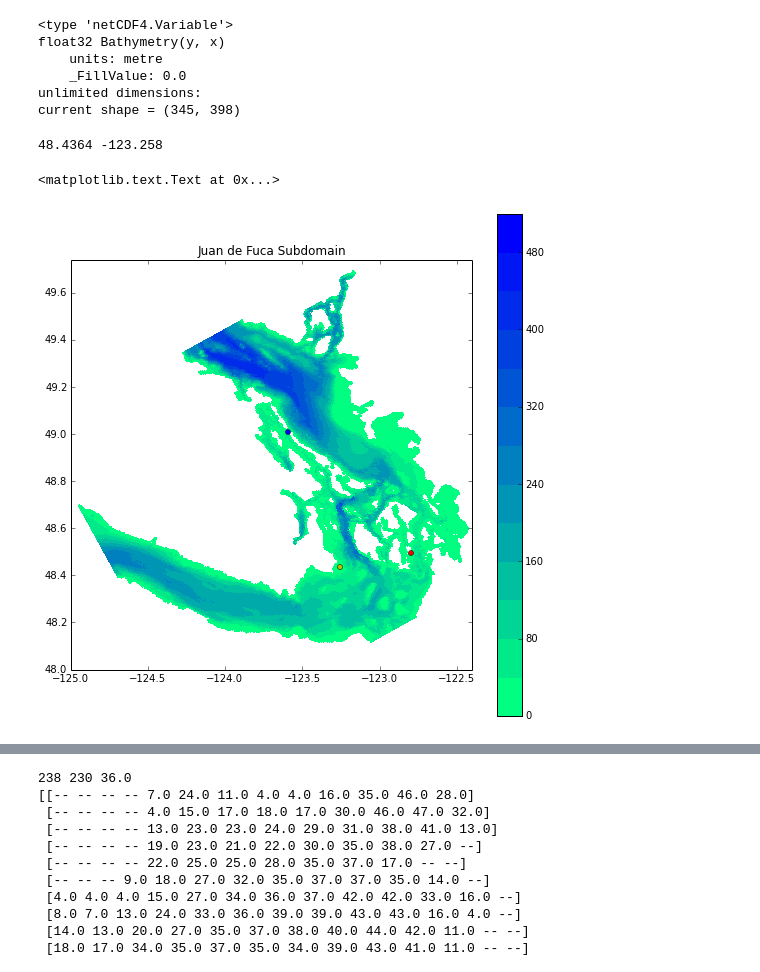
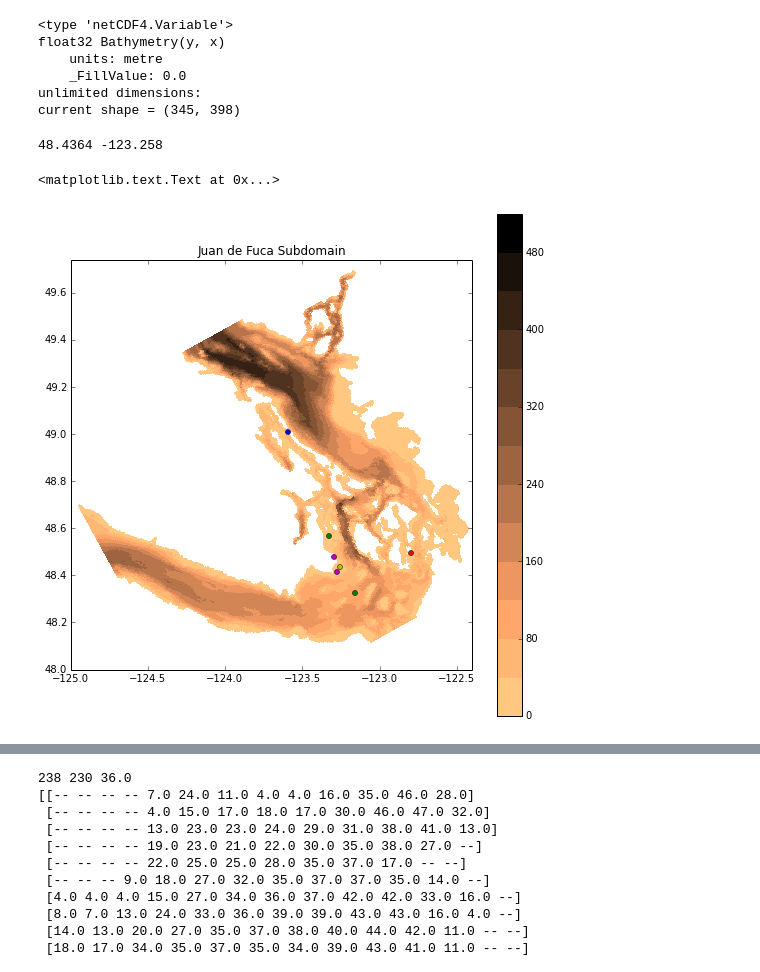
Before and after one commit to SalishSeaCast/tools, a Jupyter notebook: I_ForcingFiles/Open Boundary.ipynb, the cells around one changed output, grey strips where cells are left out. Saved outputs shown, nothing was run; the diff lists cells and outputs as text; code cells hidden in the pictures.

```diff
--- a/I_ForcingFiles/Open Boundary.ipynb
+++ b/I_ForcingFiles/Open Boundary.ipynb
@@ -6,7 +6,7 @@ from matplotlib.ticker import MaxNLocator
 import numpy as np
 import netCDF4 as NC
 # %%
-fB = NC.Dataset('../../input_files/SubDom_bathy_meter_NOBCchancomp.nc','r')
+fB = NC.Dataset('../../nemo-forcing/grid/SubDom_bathy_meter_NOBCchancomp.nc','r')
 D = fB.variables['Bathymetry'][:]
 lat = fB.variables['nav_lat'][:]
 lon = fB.variables['nav_lon'][:]
@@ -20,27 +20,33 @@ unlimited dimensions:
 current shape = (345, 398)
 # %%
 levels = MaxNLocator(nbins=15).tick_values(0, 500.)
-cmap = plt.get_cmap('winter_r')
+cmap = plt.get_cmap('copper_r')
 norm = BoundaryNorm(levels, ncolors=cmap.N, clip=True)
 
 plt.figure(figsize=(9,9))
 axgeo=plt.axes()
 axgeo.set_aspect(1./np.cos(49.0*np.pi/180.))
 im = plt.pcolormesh(lon, lat, D, cmap=cmap, norm=norm)
 # set the limits of the plot to the limits of the data
 lmin = -125.
 lmax = -122.4
+#lmin = -123.5
+#lmax = -123.0
 plt.axis([lmin, lmax, 48., 48.+(lmax-lmin)*74.4/111.2])
 print lat[97-1,217-1],lon[97-1,217-1]
 plt.colorbar()
 plt.plot(lon[97-1,217-1],lat[97-1,217-1],'oy',ms=5)
 plt.plot(lon[76-1,292-1],lat[76-1,292-1],'or',ms=5)
 plt.plot(lon[231-1,239-1],lat[231-1,239-1],'ob',ms=5)
+plt.plot(lon[68-1,218-1],lat[68-1,218-1],'og',ms=5)
+plt.plot(lon[127-1,223-1],lat[127-1,223-1],'og',ms=5)
+plt.plot(lon[108-1,217-1],lat[108-1,217-1],'om',ms=5)
+plt.plot(lon[94-1,212-1],lat[94-1,212-1],'om',ms=5)
 
 
 plt.title('Juan de Fuca Subdomain')
 # %% [output]
 48.4364 -123.258
 <matplotlib.text.Text at 0x...>
-[figure, old version]
+[figure, new version]
 # %%
```
Also changed, not shown: parts of 1 cell of this notebook.
